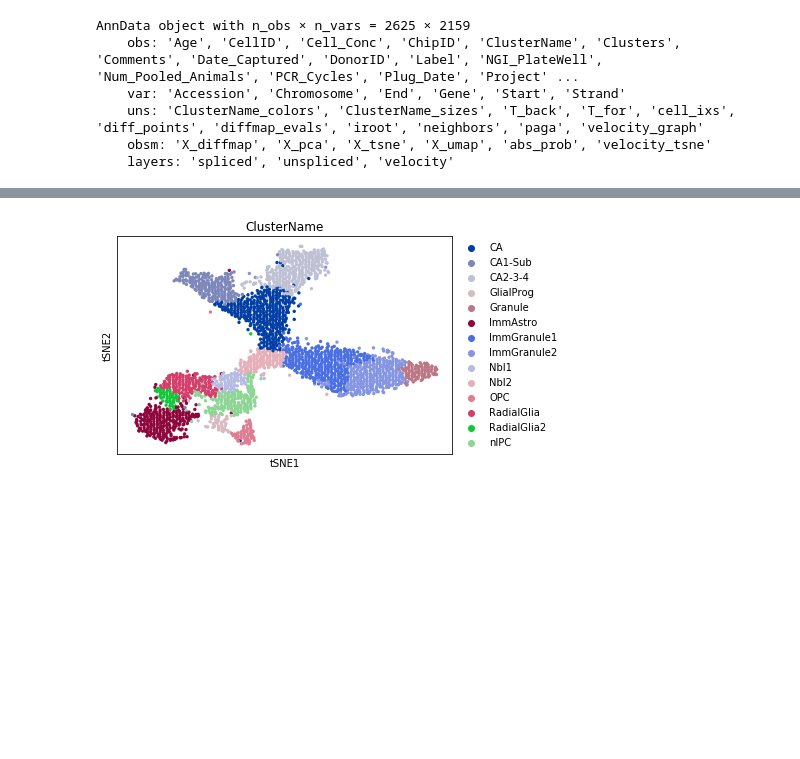
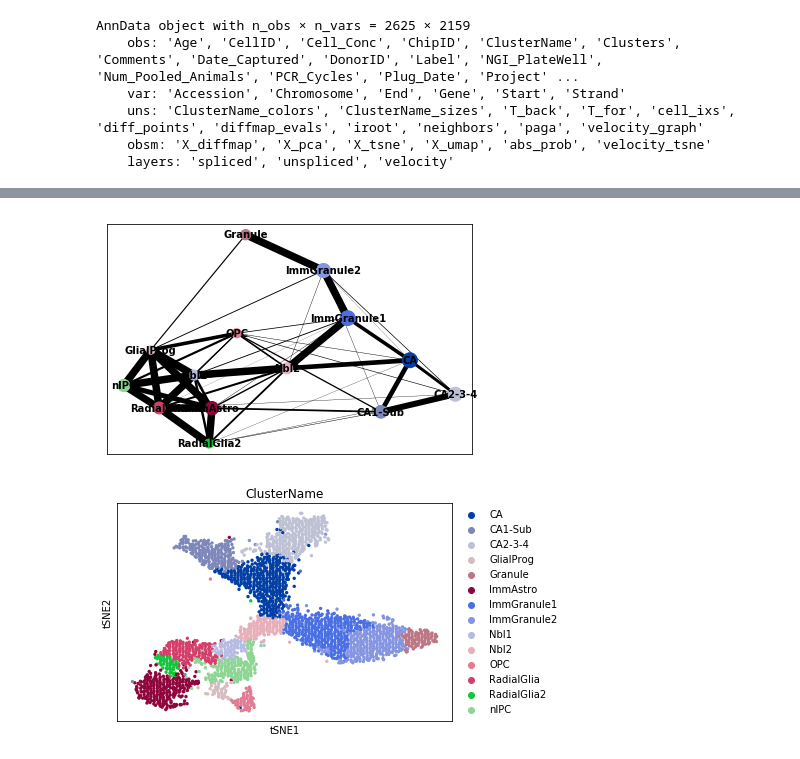
Before and after one commit to theislab/interactive_plotting, a Jupyter notebook: graph.ipynb, the cells around one changed output, grey strips where cells are left out. Cells and saved outputs as stored; diff of their text form; code cells hidden in the pictures; blank space fills up the shorter version.

Commit message:
better spelling, testing the graph plot

```diff
--- a/graph.ipynb
+++ b/graph.ipynb
@@ -257,3 +431,7 @@ g
+# %%
+scv.pl.paga(adata)
+# %% [output]
+[figure, added]
 # %%
 sc.pl.tsne(adata, color='ClusterName', components=[1, 2])
 # %% [output]
```
Also changed, not shown: parts of 10 cells of this notebook, 1 other file.
